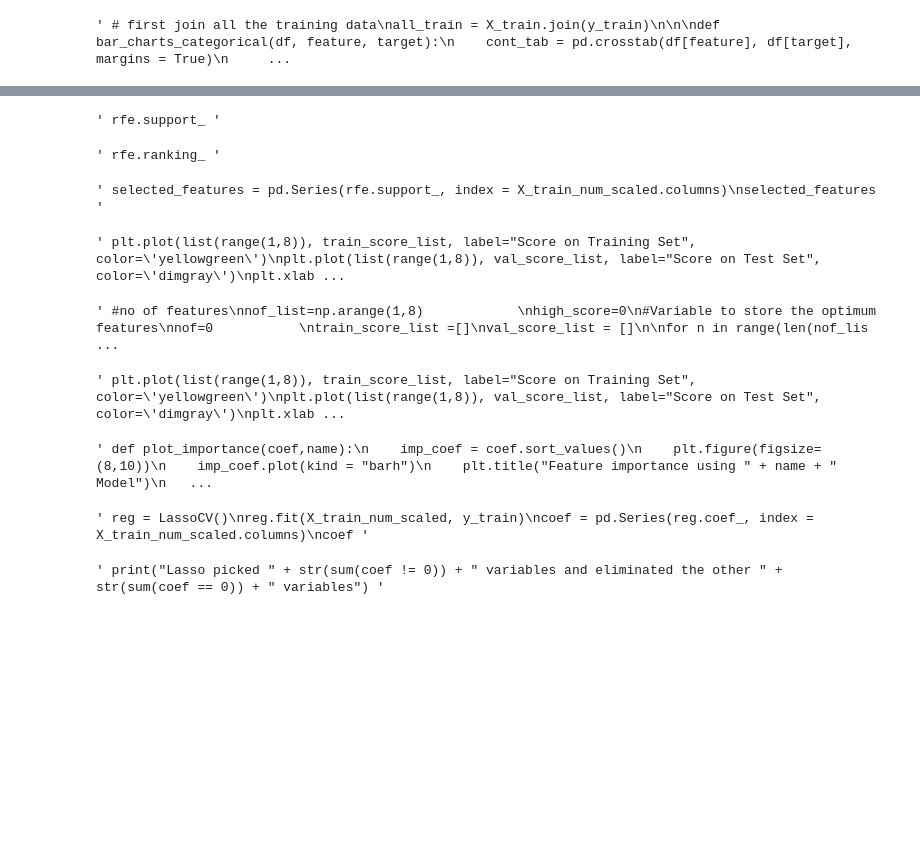
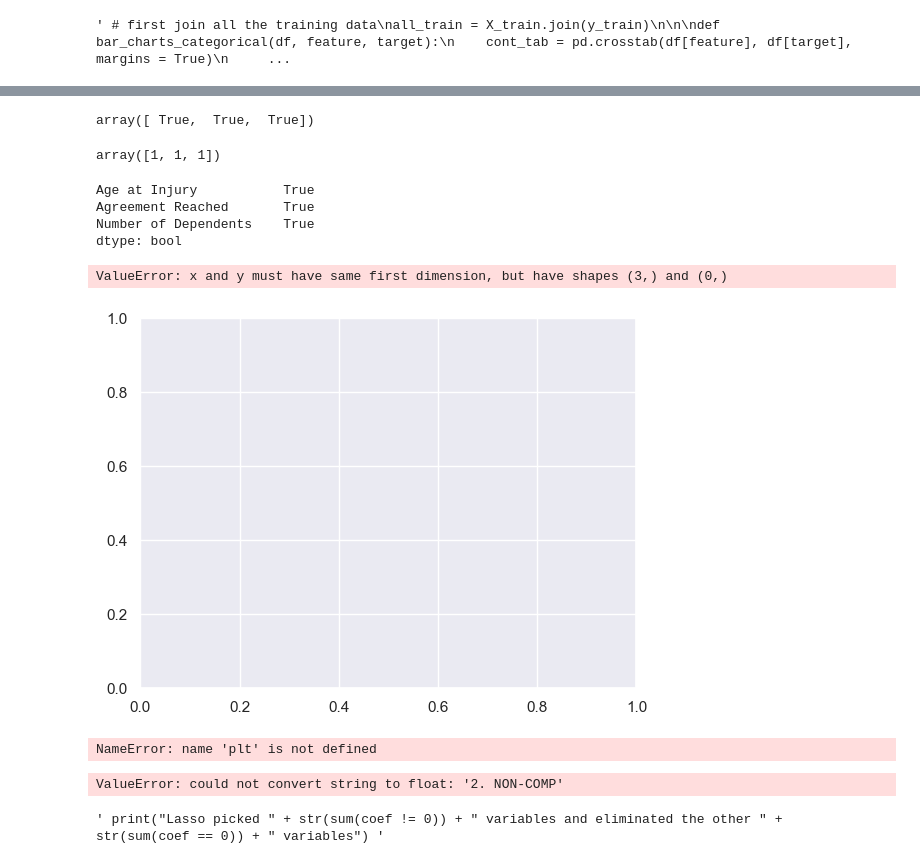
Before and after one commit to RLopes2327/Group17_ML2425, a Jupyter notebook: RL-notebook.ipynb, the cells around one changed output, grey strips where cells are left out. Drawn from its saved outputs; the diff is of its cells as text; code cells hidden in the pictures; blank space fills up the shorter version.

```diff
--- a/RL-notebook.ipynb
+++ b/RL-notebook.ipynb
@@ -473,6 +592,6 @@ bar_charts_categorical(all_train, "Sex", "Survived") """
 # %%
 """ #no of features
-nof_list=np.arange(1,8)
+nof_list=np.arange(1,4)
 high_score=0
 #Variable to store the optimum features
 nof=0
@@ -480,7 +599,7 @@ train_score_list =[]
 val_score_list = []
 
 for n in range(len(nof_list)):
-    model = LogisticRegression()
+    model = LogisticRegression(max_iter=1000)
 
     rfe = RFE(estimator = model,n_features_to_select = nof_list[n])
     X_train_rfe = rfe.fit_transform(X_train_num_scaled,y_train)
@@ -515,28 +632,32 @@ LogisticRegression does not accept missing values encoded as NaN natively. For s
-# %%
-""" rfe.support_ """
-# %% [output]
-' rfe.support_ '
-# %%
-""" rfe.ranking_ """
-# %% [output]
-' rfe.ranking_ '
+# %%
+rfe.support_
+# %% [output]
+array([ True,  True,  True])
+# %%
+rfe.ranking_
+# %% [output]
+array([1, 1, 1])
 # %%
-""" selected_features = pd.Series(rfe.support_, index = X_train_num_scaled.columns)
-selected_features """
+selected_features = pd.Series(rfe.support_, index = X_train_num_scaled.columns)
+selected_features
 # %% [output]
-' selected_features = pd.Series(rfe.support_, index = X_train_num_scaled.columns)\nselected_features '
+Age at Injury           True
+Agreement Reached       True
+Number of Dependents    True
+dtype: bool
 # %%
-""" plt.plot(list(range(1,8)), train_score_list, label="Score on Training Set", color='yellowgreen')
-plt.plot(list(range(1,8)), val_score_list, label="Score on Test Set", color='dimgray')
+""" plt.plot(list(range(1,4)), train_score_list, label="Score on Training Set", color='yellowgreen')
+plt.plot(list(range(1,4)), val_score_list, label="Score on Test Set", color='dimgray')
 plt.xlabel("Maximum Depth")
 plt.ylabel("Score")
 plt.legend()
 plt.show() """
 # %% [output]
-' plt.plot(list(range(1,8)), train_score_list, label="Score on Training Set", color=\'yellowgreen\')\nplt.plot(list(range(1,8)), val_score_list, label="Score on Test Set", color=\'dimgray\')\nplt.xlab ...
+ValueError: x and y must have same first dimension, but have shapes (3,) and (0,)
+[figure, added]
 # %%
 """ #no of features
-nof_list=np.arange(1,8)
+nof_list=np.arange(1,4)
 high_score=0
 #Variable to store the optimum features
 nof=0
@@ -575,31 +696,27 @@ for n in range(len(nof_list)):
 print("Optimum number of features: %d" %nof)
 print("Score with %d features: %f" % (nof, high_score))
 print(f"Features to select: \n{features_to_select}") """
-# %% [output]
-' #no of features\nnof_list=np.arange(1,8)            \nhigh_score=0\n#Variable to store the optimum features\nnof=0           \ntrain_score_list =[]\nval_score_list = []\n\nfor n in range(len(nof_lis ...
 # %%
-""" plt.plot(list(range(1,8)), train_score_list, label="Score on Training Set", color='yellowgreen')
-plt.plot(list(range(1,8)), val_score_list, label="Score on Test Set", color='dimgray')
+""" plt.plot(list(range(1,4)), train_score_list, label="Score on Training Set", color='yellowgreen')
+plt.plot(list(range(1,4)), val_score_list, label="Score on Test Set", color='dimgray')
 plt.xlabel("Maximum Depth")
 plt.ylabel("Score")
 plt.legend()
 plt.show() """
 # %% [output]
-' plt.plot(list(range(1,8)), train_score_list, label="Score on Training Set", color=\'yellowgreen\')\nplt.plot(list(range(1,8)), val_score_list, label="Score on Test Set", color=\'dimgray\')\nplt.xlab ...
+NameError: name 'plt' is not defined
 # %%
-""" def plot_importance(coef,name):
+def plot_importance(coef,name):
     imp_coef = coef.sort_values()
     plt.figure(figsize=(8,10))
     imp_coef.plot(kind = "barh")
     plt.title("Feature importance using " + name + " Model")
-    plt.show() """
+    plt.show()
-# %% [output]
-' def plot_importance(coef,name):\n    imp_coef = coef.sort_values()\n    plt.figure(figsize=(8,10))\n    imp_coef.plot(kind = "barh")\n    plt.title("Feature importance using " + name + " Model")\n   ...
 # %%
-""" reg = LassoCV()
+reg = LassoCV()
 reg.fit(X_train_num_scaled, y_train)
 coef = pd.Series(reg.coef_, index = X_train_num_scaled.columns)
-coef """
+coef
 # %% [output]
-' reg = LassoCV()\nreg.fit(X_train_num_scaled, y_train)\ncoef = pd.Series(reg.coef_, index = X_train_num_scaled.columns)\ncoef '
+ValueError: could not convert string to float: '2. NON-COMP'
 # %%
```
Also changed, not shown: parts of 36 cells of this notebook.
